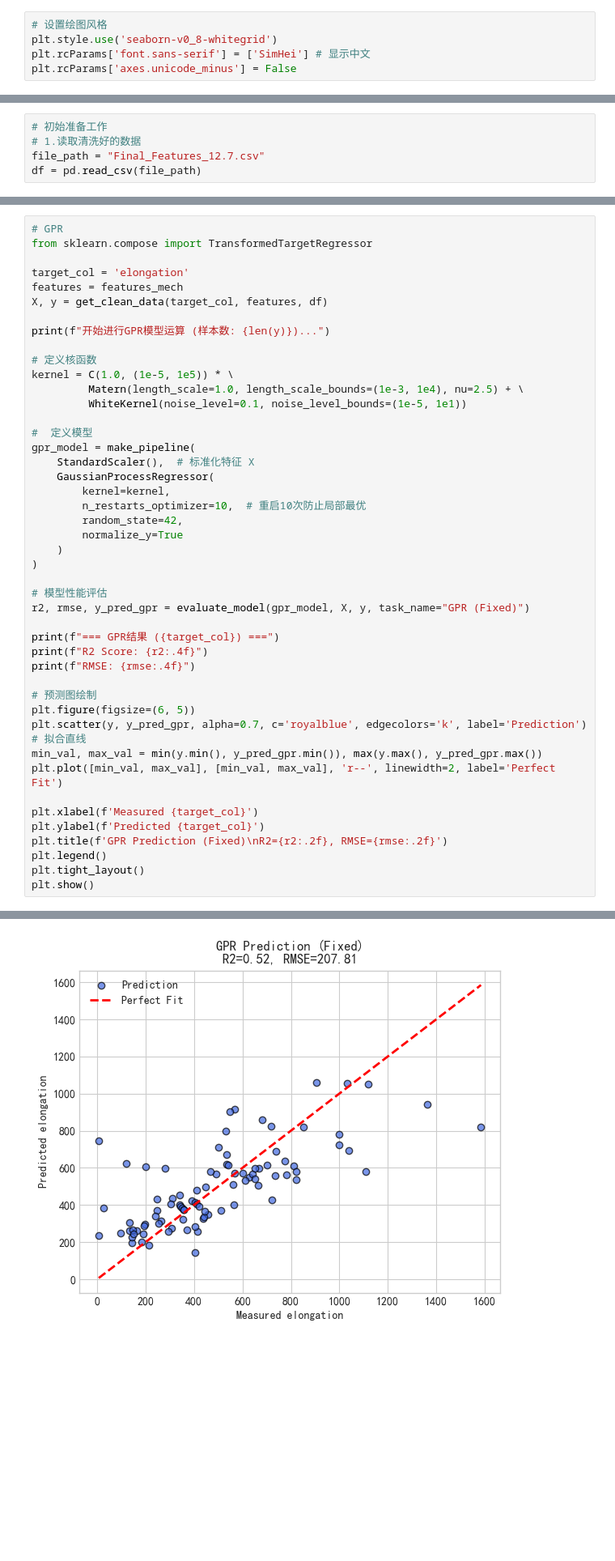
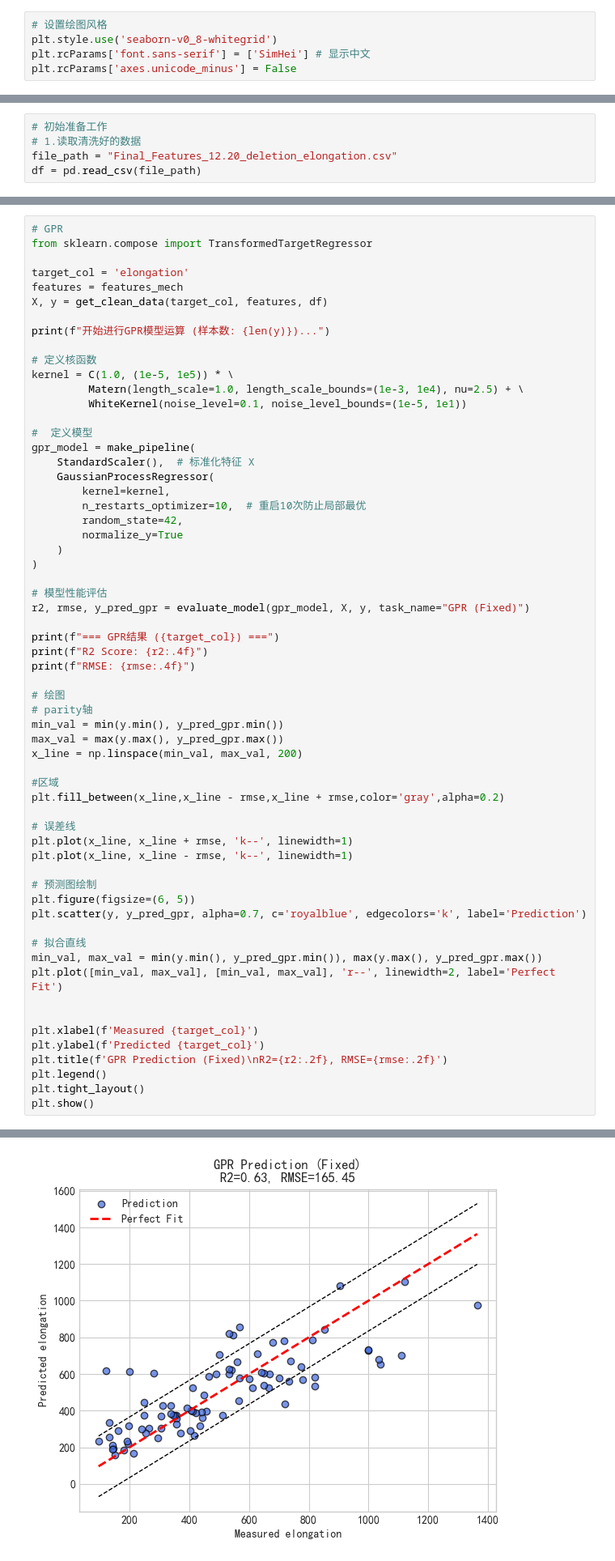
Before and after one commit to leonfighting-py/ML_DAPU, a Jupyter notebook: focast_ML_12.20_data_deletion/alghorithm_multi_12.20_elongation.ipynb, the cells around one changed output, grey strips where cells are left out. Shown: that part at 81% size. Cells and saved outputs as stored; diff of their text form; blank space fills up the shorter version.

```diff
--- a/focast_ML_12.20_data_deletion/alghorithm_multi_12.20_elongation.ipynb
+++ b/focast_ML_12.20_data_deletion/alghorithm_multi_12.20_elongation.ipynb
@@ -63,7 +28,7 @@ print(anova_results)
 # %%
 # 初始准备工作
 # 1.读取清洗好的数据
-file_path = "Final_Features_12.7.csv"
+file_path = "Final_Features_12.20_deletion_elongation.csv"
 df = pd.read_csv(file_path)
 # %%
 # 2.定义特征组
@@ -155,12 +120,27 @@ print(f"=== GPR结果 ({target_col}) ===")
 print(f"R2 Score: {r2:.4f}")
 print(f"RMSE: {rmse:.4f}")
 
+# 绘图
+# parity轴
+min_val = min(y.min(), y_pred_gpr.min())
+max_val = max(y.max(), y_pred_gpr.max())
+x_line = np.linspace(min_val, max_val, 200)
+
+#区域
+plt.fill_between(x_line,x_line - rmse,x_line + rmse,color='gray',alpha=0.2)
+
+# 误差线
+plt.plot(x_line, x_line + rmse, 'k--', linewidth=1)
+plt.plot(x_line, x_line - rmse, 'k--', linewidth=1)
+
 # 预测图绘制
 plt.figure(figsize=(6, 5))
 plt.scatter(y, y_pred_gpr, alpha=0.7, c='royalblue', edgecolors='k', label='Prediction')
+
 # 拟合直线
 min_val, max_val = min(y.min(), y_pred_gpr.min()), max(y.max(), y_pred_gpr.max())
 plt.plot([min_val, max_val], [min_val, max_val], 'r--', linewidth=2, label='Perfect Fit')
+
 
 plt.xlabel(f'Measured {target_col}')
 plt.ylabel(f'Predicted {target_col}')
@@ -176,4 +156,4 @@ RMSE: 207.8096
-[figure, old version]
+[figure, new version]
 # %%
 #GPR
 # 计算特征重要性
```
Also changed, not shown: parts of 12 cells of this notebook, 8 other files.
